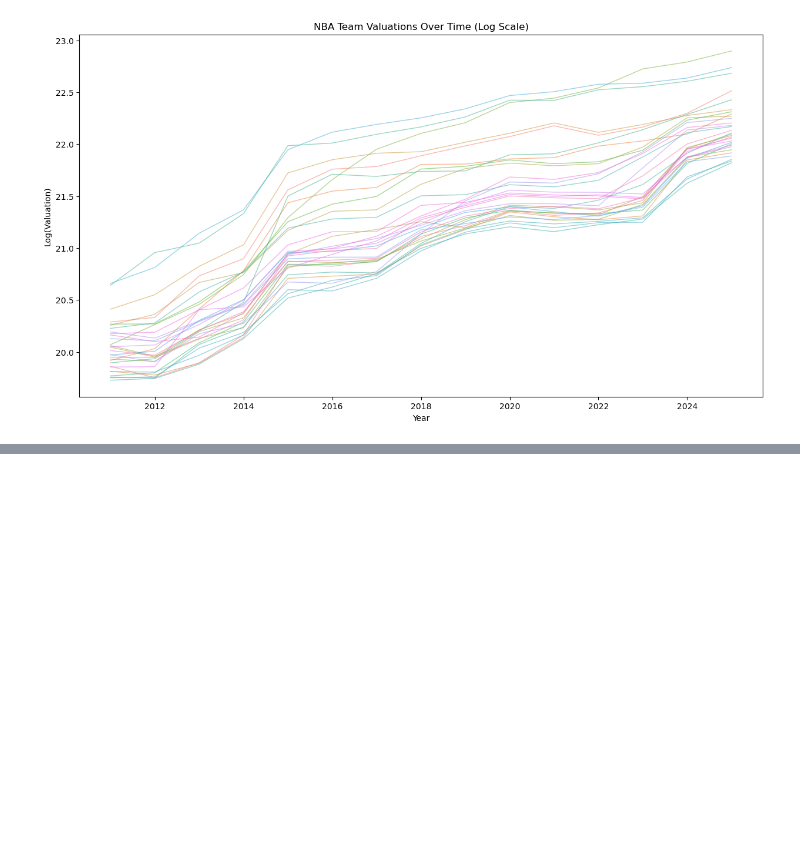
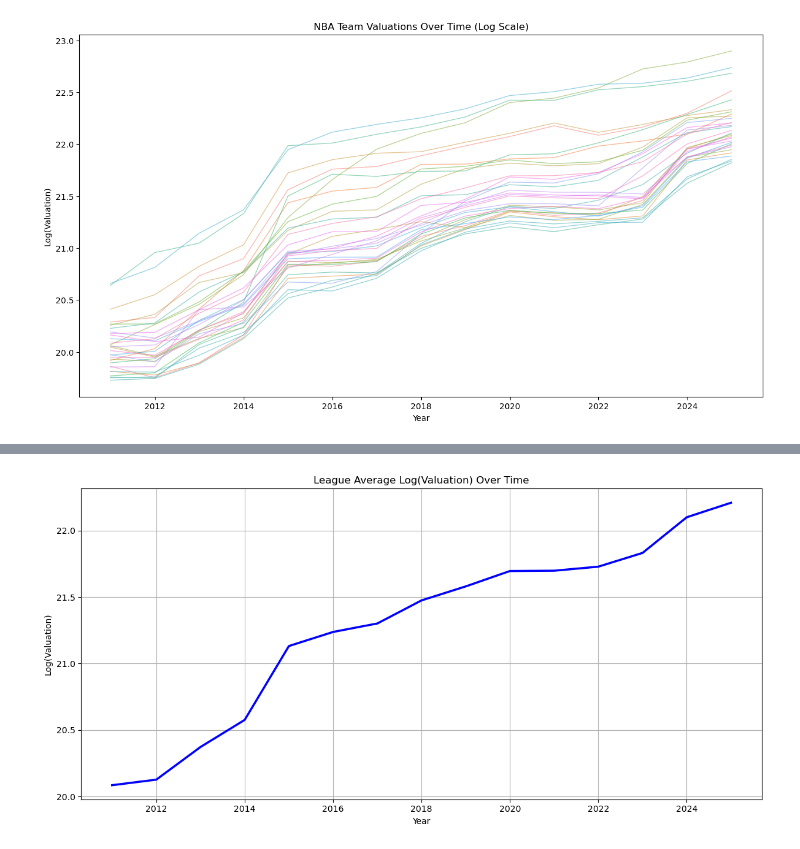
Before and after one commit to shokubohcm/personal_blog, a Jupyter notebook: nba_teamValuation/1_Macro/Macro.ipynb, the cells around one changed output, grey strips where cells are left out. Saved outputs shown, nothing was run; the diff lists cells and outputs as text; code cells hidden in the pictures; blank space fills up the shorter version.

```diff
--- a/nba_teamValuation/1_Macro/Macro.ipynb
+++ b/nba_teamValuation/1_Macro/Macro.ipynb
@@ -40,0 +45,13 @@ plt.legend([],[], frameon=False)  # 凡例なし
+# %%
+# log valuation line plot (league average)
+
+plt.figure(figsize=(12, 6))
+plt.plot(league_avg["Year"], league_avg["LogValuation"], color='blue', linewidth=2.5)
+plt.title("League Average Log(Valuation) Over Time")
+plt.xlabel("Year")
+plt.ylabel("Log(Valuation)")
+plt.grid(True)
+plt.tight_layout()
+plt.show()
+# %% [output]
+[figure, added]
```
Also changed, not shown: parts of 6 cells of this notebook, 6 other files.
